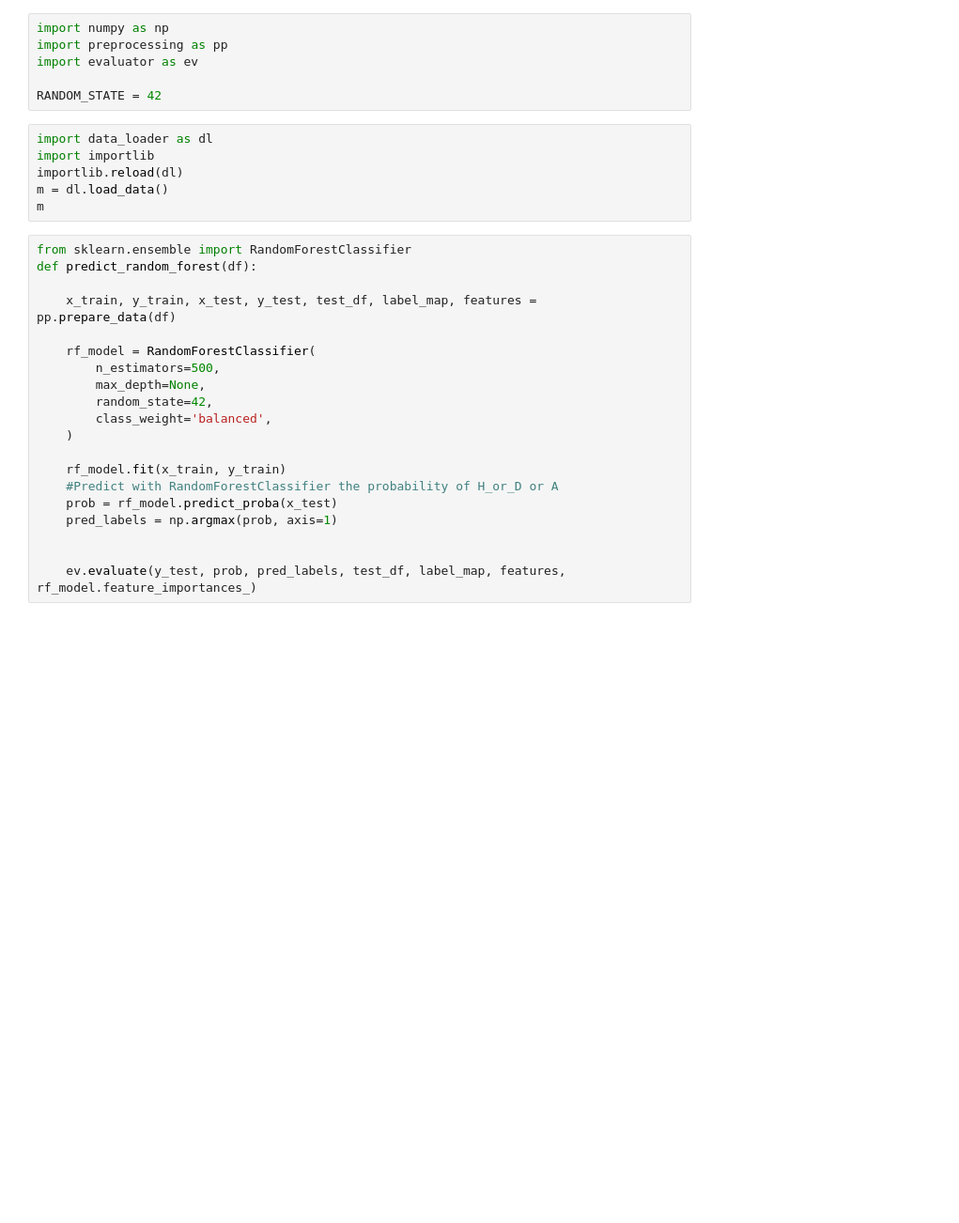
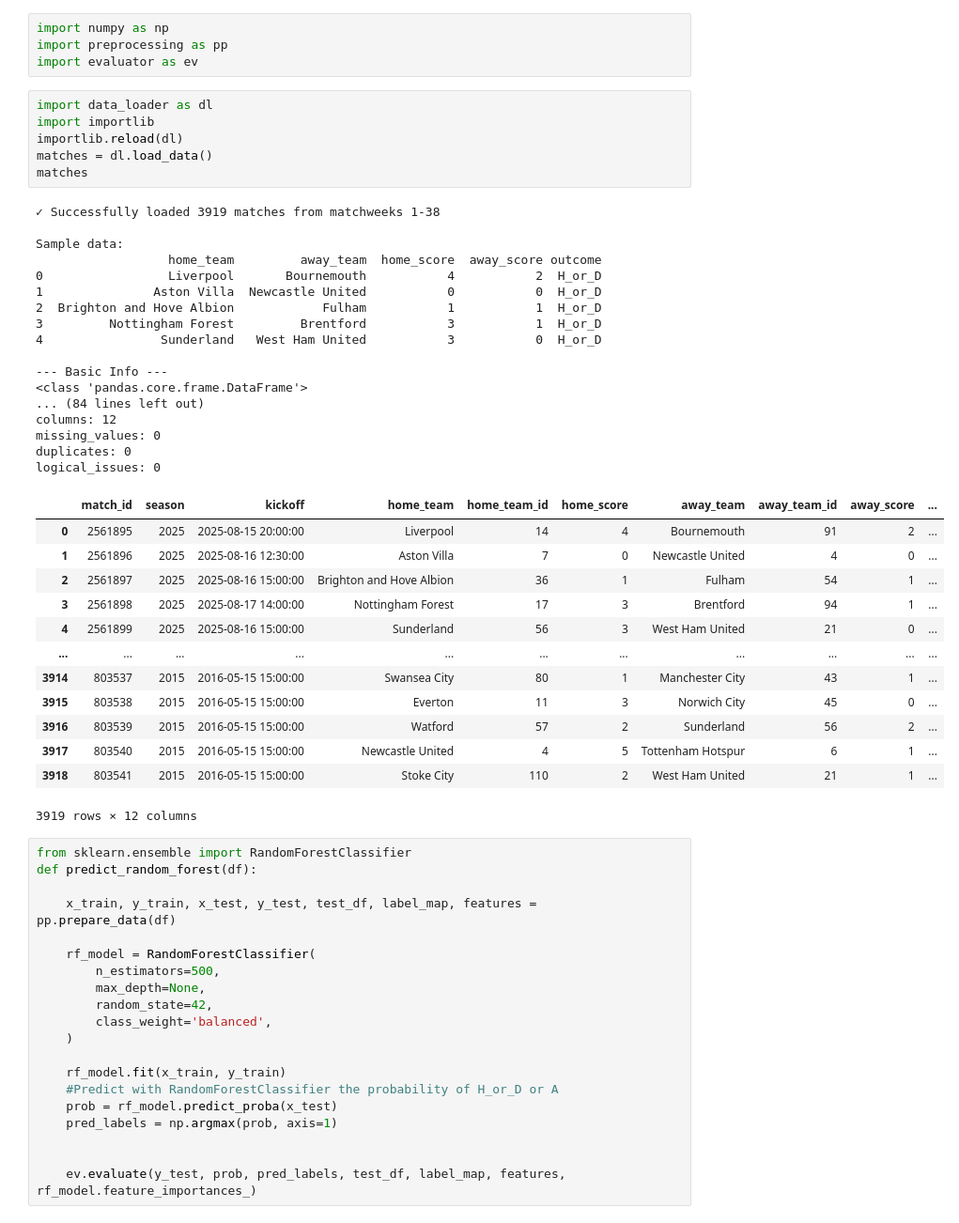
Before and after one commit to DSPRO1/epl-match-outcome-predictor, a Jupyter notebook: notebooks/predict.ipynb, the cells around one changed output. Shown at 94% size. Saved outputs shown, nothing was run; the diff lists cells and outputs as text; blank space fills up the shorter version.

```diff
--- a/notebooks/predict.ipynb
+++ b/notebooks/predict.ipynb
@@ -2,14 +2,43 @@
 import numpy as np
 import preprocessing as pp
 import evaluator as ev
-
-RANDOM_STATE = 42
 # %%
 import data_loader as dl
 import importlib
 importlib.reload(dl)
-m = dl.load_data()
-m
+matches = dl.load_data()
+matches
+# %% [output]
+✓ Successfully loaded 3919 matches from matchweeks 1-38
+
+Sample data:
+                  home_team         away_team  home_score  away_score outcome
+0                 Liverpool       Bournemouth           4           2  H_or_D
+1               Aston Villa  Newcastle United           0           0  H_or_D
+2  Brighton and Hove Albion            Fulham           1           1  H_or_D
+3         Nottingham Forest         Brentford           3           1  H_or_D
+4                Sunderland   West Ham United           3           0  H_or_D
+
+--- Basic Info ---
+<class 'pandas.core.frame.DataFrame'>
+... (84 lines left out)
+columns: 12
+missing_values: 0
+duplicates: 0
+logical_issues: 0
+|  | match_id | season | kickoff | home_team | home_team_id | home_score | away_team | away_team_id | away_score | ... |
+| 0 | 2561895 | 2025 | 2025-08-15 20:00:00 | Liverpool | 14 | 4 | Bournemouth | 91 | 2 | ... |
+| 1 | 2561896 | 2025 | 2025-08-16 12:30:00 | Aston Villa | 7 | 0 | Newcastle United | 4 | 0 | ... |
+| 2 | 2561897 | 2025 | 2025-08-16 15:00:00 | Brighton and Hove Albion | 36 | 1 | Fulham | 54 | 1 | ... |
+| 3 | 2561898 | 2025 | 2025-08-17 14:00:00 | Nottingham Forest | 17 | 3 | Brentford | 94 | 1 | ... |
+| 4 | 2561899 | 2025 | 2025-08-16 15:00:00 | Sunderland | 56 | 3 | West Ham United | 21 | 0 | ... |
+| ... | ... | ... | ... | ... | ... | ... | ... | ... | ... | ... |
+| 3914 | 803537 | 2015 | 2016-05-15 15:00:00 | Swansea City | 80 | 1 | Manchester City | 43 | 1 | ... |
+| 3915 | 803538 | 2015 | 2016-05-15 15:00:00 | Everton | 11 | 3 | Norwich City | 45 | 0 | ... |
+| 3916 | 803539 | 2015 | 2016-05-15 15:00:00 | Watford | 57 | 2 | Sunderland | 56 | 2 | ... |
+| 3917 | 803540 | 2015 | 2016-05-15 15:00:00 | Newcastle United | 4 | 5 | Tottenham Hotspur | 6 | 1 | ... |
+| 3918 | 803541 | 2015 | 2016-05-15 15:00:00 | Stoke City | 110 | 2 | West Ham United | 21 | 1 | ... |
+3919 rows × 12 columns
 # %%
 from sklearn.ensemble import RandomForestClassifier
 def predict_random_forest(df):
```
Also changed, not shown: parts of 5 cells of this notebook.
